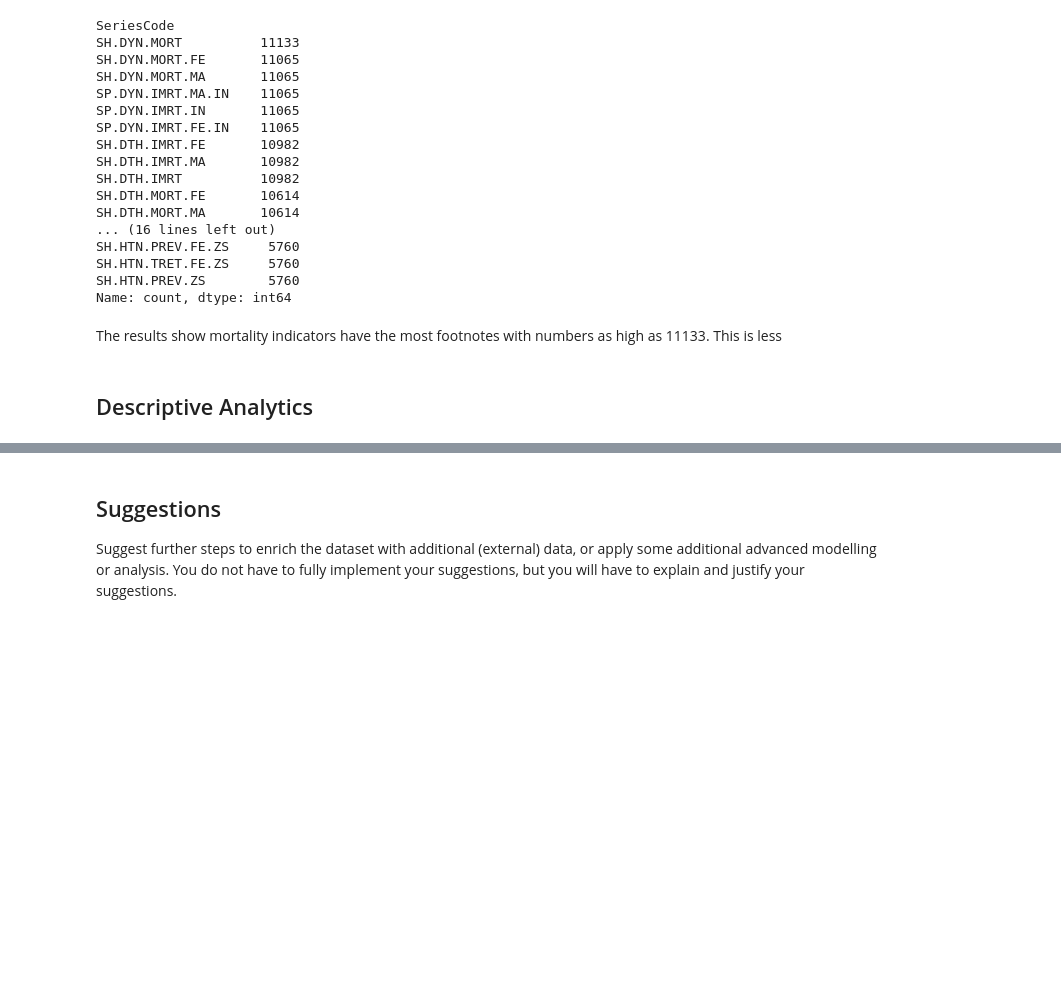
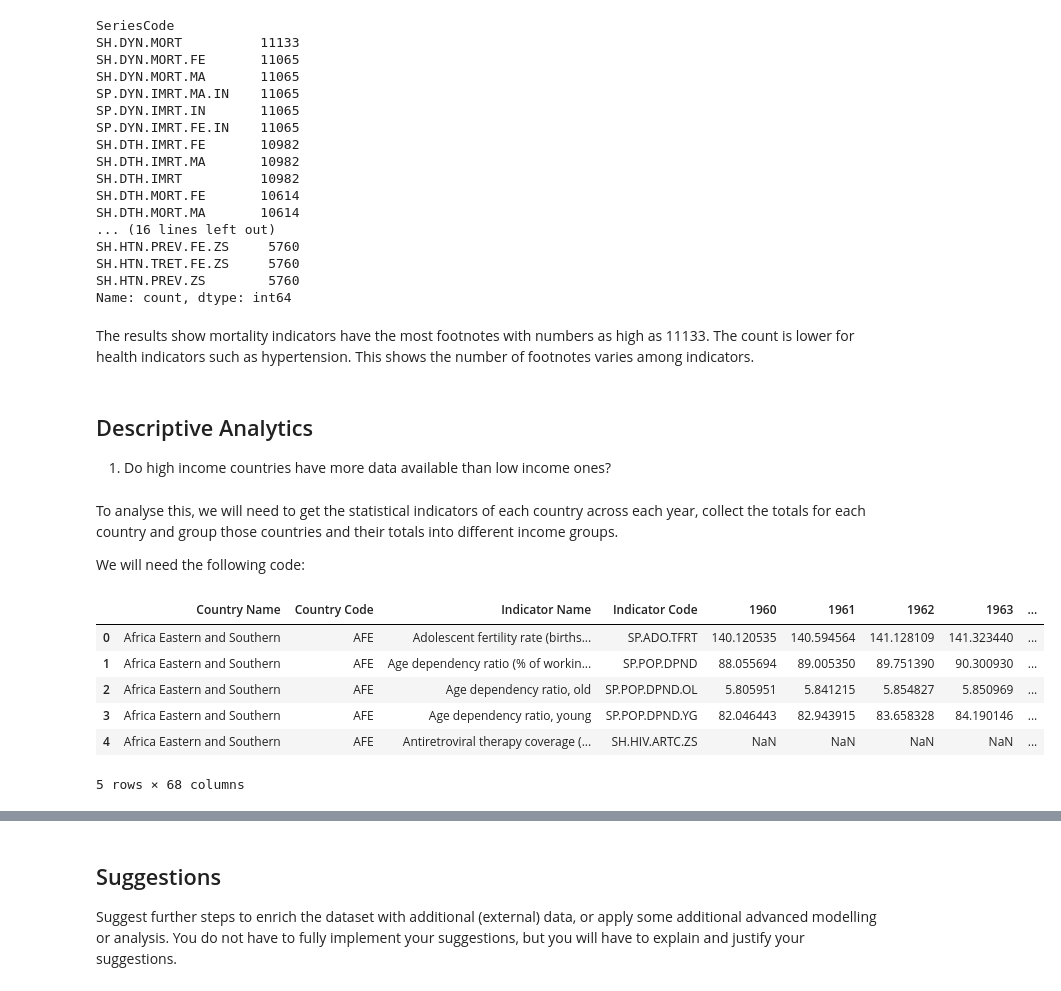
Before and after one commit to R-Bagala/Data-Science-Assignment-UoS, a Jupyter notebook: 3428295_CSCU9M3_TheAssignment_Aut26.ipynb, the cells around one changed output, grey strips where cells are left out. Saved outputs shown, nothing was run; the diff lists cells and outputs as text; code cells hidden in the pictures; blank space fills up the shorter version.

```diff
--- a/3428295_CSCU9M3_TheAssignment_Aut26.ipynb
+++ b/3428295_CSCU9M3_TheAssignment_Aut26.ipynb
@@ -395,6 +397,27 @@ SH.HTN.TRET.FE.ZS     5760
 SH.HTN.PREV.ZS        5760
 Name: count, dtype: int64
 # %% [markdown]
-The results show mortality indicators have the most footnotes with numbers as high as 11133. This is less
+The results show mortality indicators have the most footnotes with numbers as high as 11133. The count is lower for health indicators such as hypertension. This shows the number of footnotes varies among indicators.
 # %% [markdown]
 ## Descriptive Analytics
+
+1. Do high income countries have more data available than low income ones?
+# %% [markdown]
+To analyse this, we will need to get the statistical indicators of each country across each year, collect the totals for each country and group those countries and their totals into different income groups.
+
+We will need the following code:
+# %%
+#Counting the number of measurments for each indicator across all countries
+clean_stats["Measurements"] = clean_stats[year_columns].count(axis=1)
+
+#combining the statistical data with income groups
+available_data = pd.merge(clean_stats, clean_country[["Country Code", "Income Group"]], on = "Country Code")
+available_data.head()
+# %% [output]
+|  | Country Name | Country Code | Indicator Name | Indicator Code | 1960 | 1961 | 1962 | 1963 | ... |
+| 0 | Africa Eastern and Southern | AFE | Adolescent fertility rate (births... | SP.ADO.TFRT | 140.120535 | 140.594564 | 141.128109 | 141.323440 | ... |
+| 1 | Africa Eastern and Southern | AFE | Age dependency ratio (% of workin... | SP.POP.DPND | 88.055694 | 89.005350 | 89.751390 | 90.300930 | ... |
+| 2 | Africa Eastern and Southern | AFE | Age dependency ratio, old | SP.POP.DPND.OL | 5.805951 | 5.841215 | 5.854827 | 5.850969 | ... |
+| 3 | Africa Eastern and Southern | AFE | Age dependency ratio, young | SP.POP.DPND.YG | 82.046443 | 82.943915 | 83.658328 | 84.190146 | ... |
+| 4 | Africa Eastern and Southern | AFE | Antiretroviral therapy coverage (... | SH.HIV.ARTC.ZS | NaN | NaN | NaN | NaN | ... |
+5 rows × 68 columns
```
Also changed, not shown: parts of 10 cells of this notebook, 1 other file.
